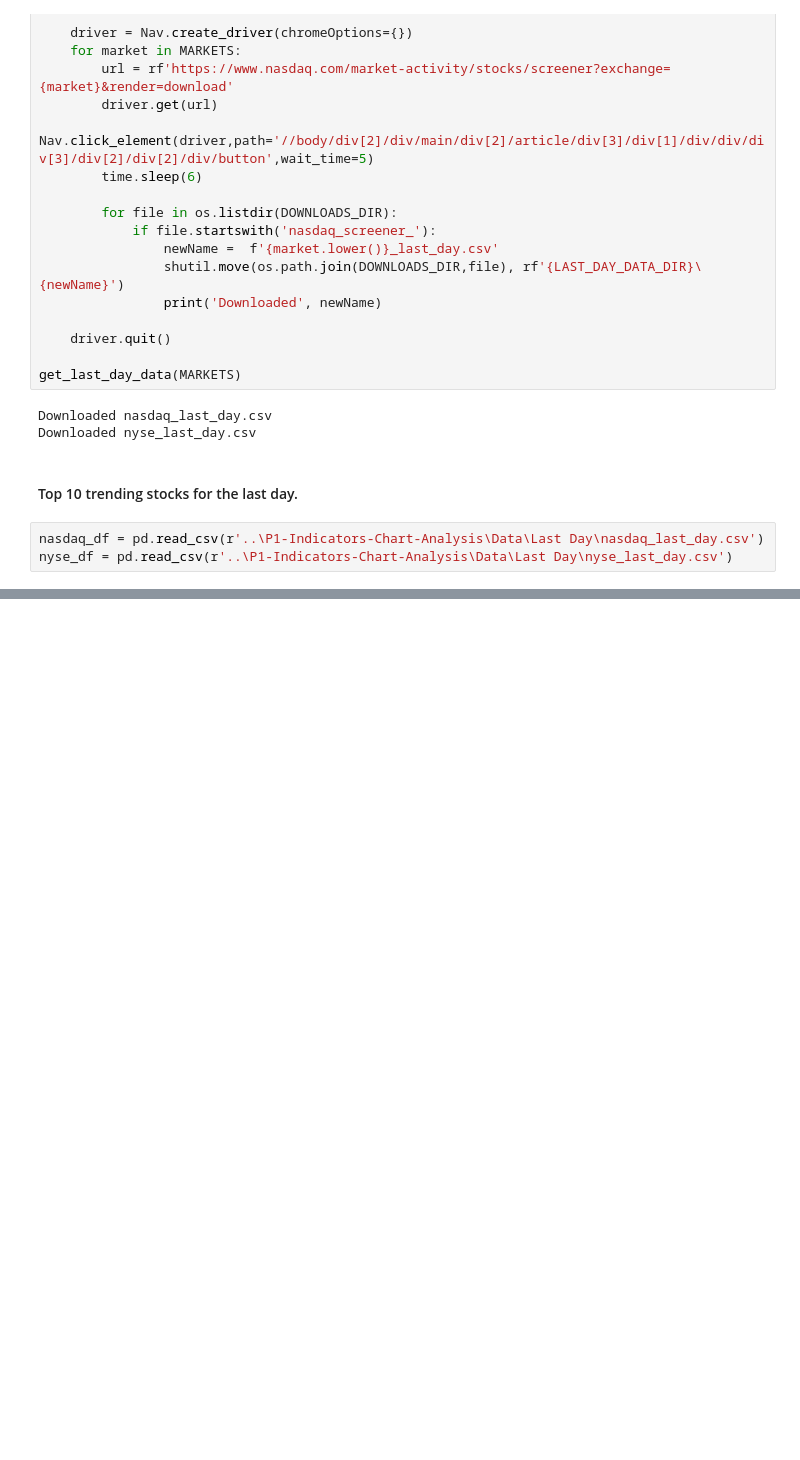
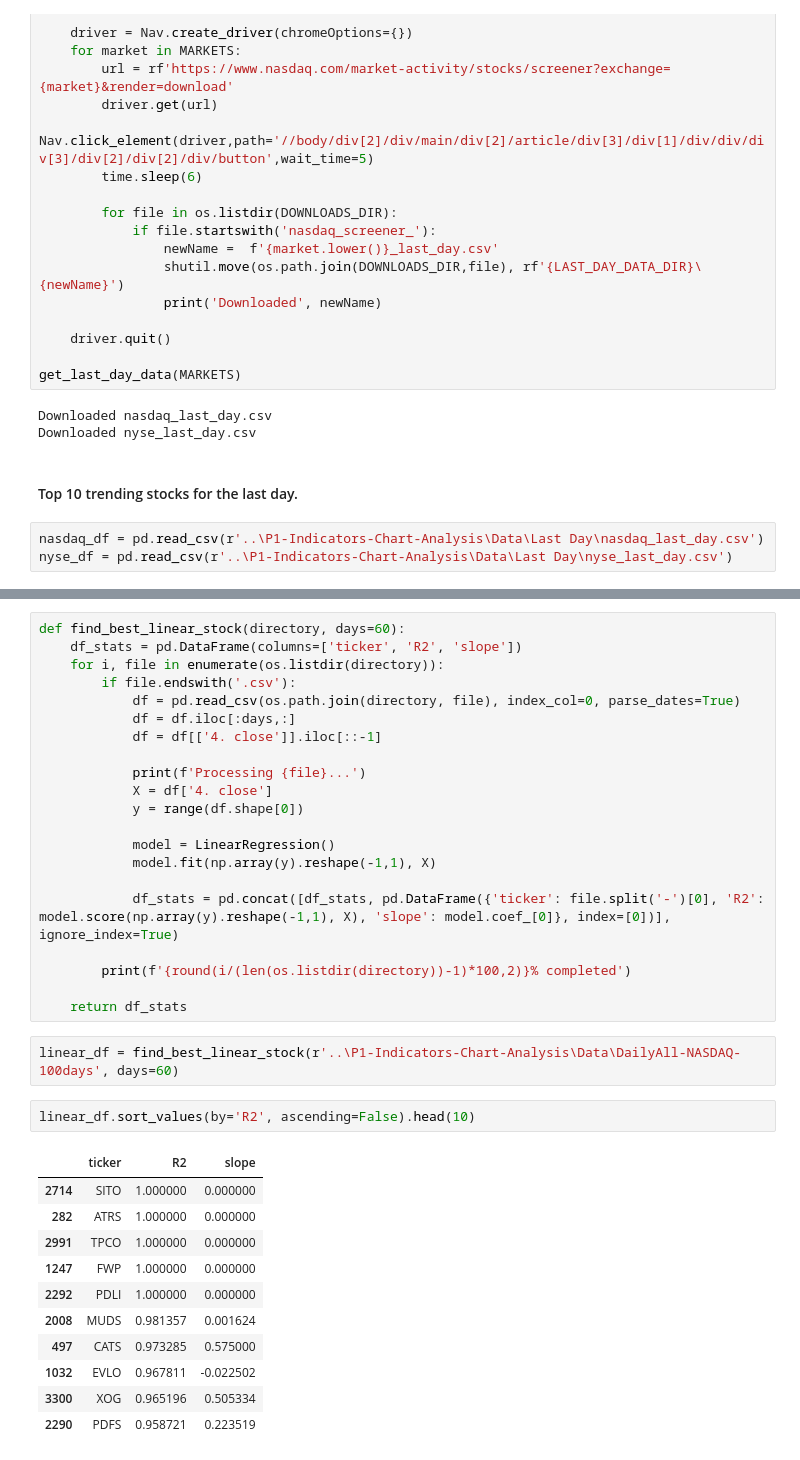
Before and after one commit to Folongton/Stock-Analysis, a Jupyter notebook: P1-Indicators-Chart-Analysis/P1-Chart-Analysis.ipynb, the cells around one changed output, grey strips where cells are left out. Drawn from its saved outputs; the diff is of its cells as text; blank space fills up the shorter version.

```diff
--- a/P1-Indicators-Chart-Analysis/P1-Chart-Analysis.ipynb
+++ b/P1-Indicators-Chart-Analysis/P1-Chart-Analysis.ipynb
@@ -403,0 +553,37 @@ total_markets_fd[total_markets_fd['Market Cap'] > 5e9].sort_values(by='% Change'
+# %%
+def find_best_linear_stock(directory, days=60):
+    df_stats = pd.DataFrame(columns=['ticker', 'R2', 'slope'])
+    for i, file in enumerate(os.listdir(directory)):
+        if file.endswith('.csv'):
+            df = pd.read_csv(os.path.join(directory, file), index_col=0, parse_dates=True)
+            df = df.iloc[:days,:]
+            df = df[['4. close']].iloc[::-1]
+
+            print(f'Processing {file}...')
+            X = df['4. close']
+            y = range(df.shape[0])
+
+            model = LinearRegression()
+            model.fit(np.array(y).reshape(-1,1), X)
+
+            df_stats = pd.concat([df_stats, pd.DataFrame({'ticker': file.split('-')[0], 'R2': model.score(np.array(y).reshape(-1,1), X), 'slope': model.coef_[0]}, index=[0])], ignore_index=True)
+
+        print(f'{round(i/(len(os.listdir(directory))-1)*100,2)}% completed')
+
+    return df_stats
+# %%
+linear_df = find_best_linear_stock(r'..\P1-Indicators-Chart-Analysis\Data\DailyAll-NASDAQ-100days', days=60)
+# %%
+linear_df.sort_values(by='R2', ascending=False).head(10)
+# %% [output]
+|  | ticker | R2 | slope |
+| 2714 | SITO | 1.000000 | 0.000000 |
+| 282 | ATRS | 1.000000 | 0.000000 |
+| 2991 | TPCO | 1.000000 | 0.000000 |
+| 1247 | FWP | 1.000000 | 0.000000 |
+| 2292 | PDLI | 1.000000 | 0.000000 |
+| 2008 | MUDS | 0.981357 | 0.001624 |
+| 497 | CATS | 0.973285 | 0.575000 |
+| 1032 | EVLO | 0.967811 | -0.022502 |
+| 3300 | XOG | 0.965196 | 0.505334 |
+| 2290 | PDFS | 0.958721 | 0.223519 |
```
Also changed, not shown: parts of 29 cells of this notebook, 1 other file.
